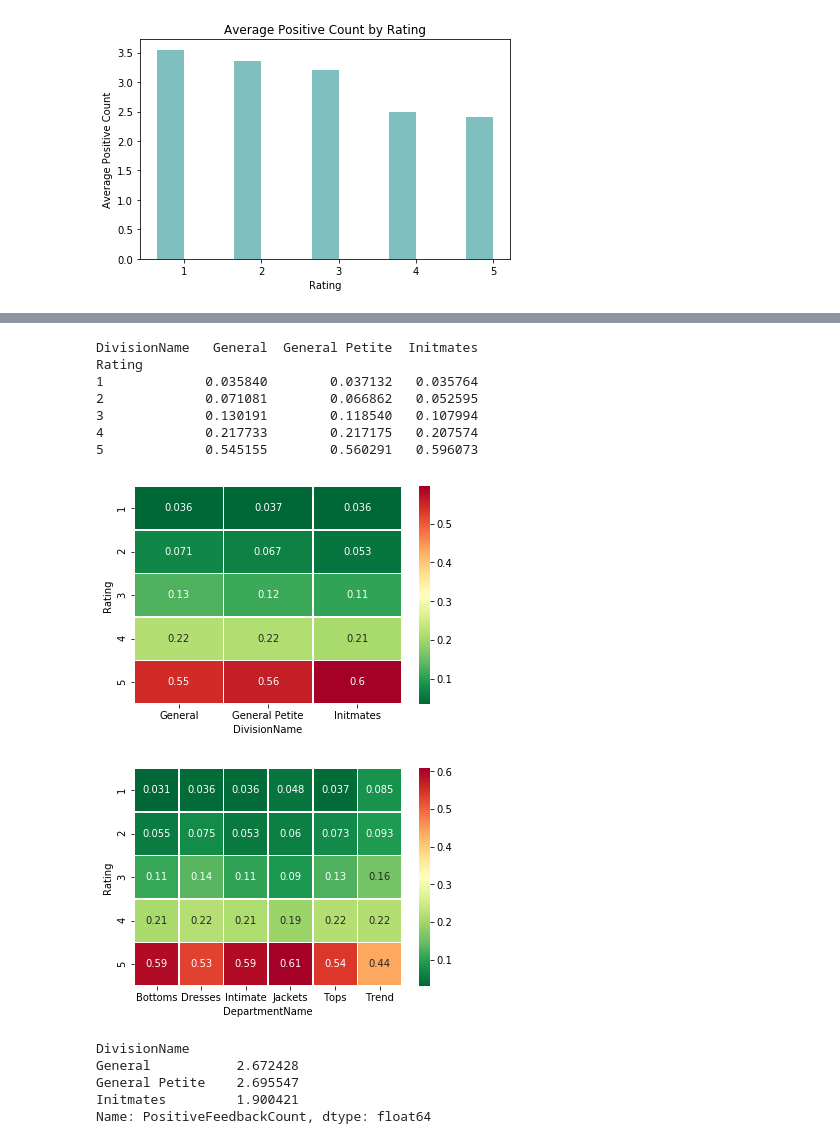
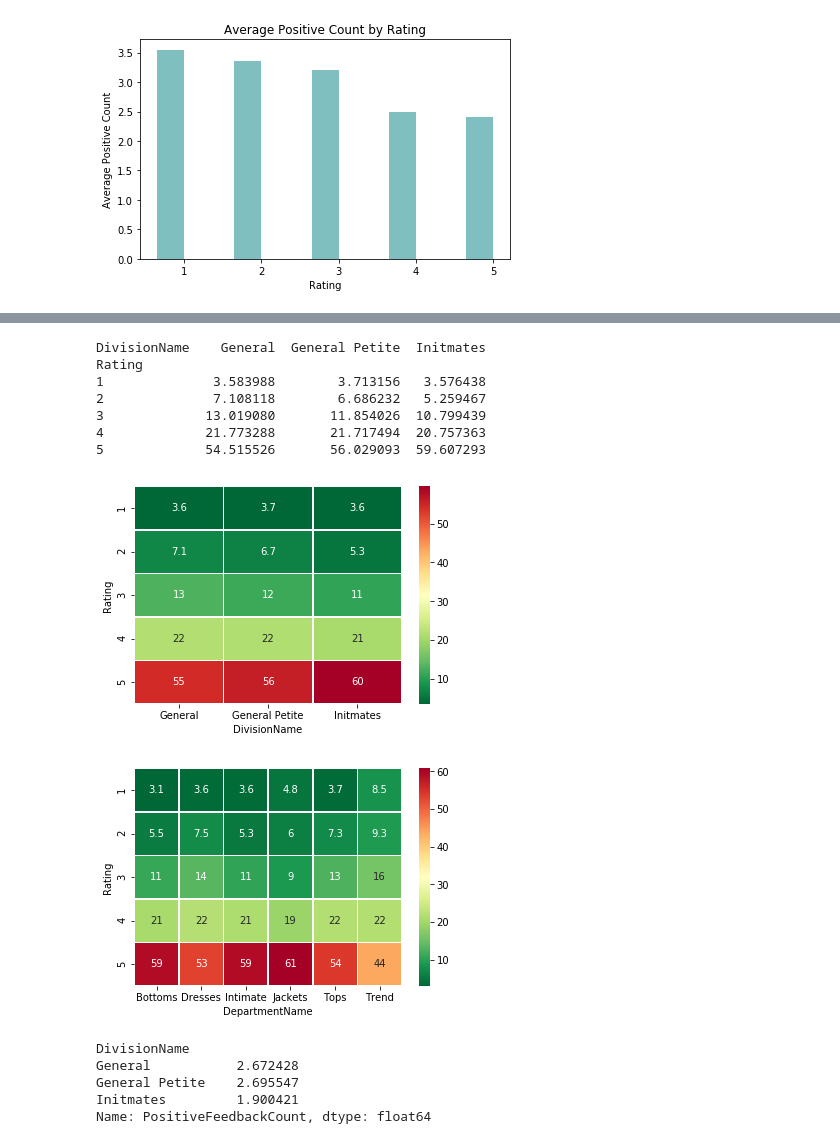
Before and after one commit to donaray/SpringBoard, a Jupyter notebook: Capstone/TextClassification/TextClassification.ipynb, the cells around one changed output, grey strips where cells are left out. Drawn from its saved outputs; the diff is of its cells as text; code cells hidden in the pictures.

```diff
--- a/Capstone/TextClassification/TextClassification.ipynb
+++ b/Capstone/TextClassification/TextClassification.ipynb
@@ -240,7 +244,7 @@ Casual bottoms       1
 Chemises             1
 Name: ClassName, dtype: int64
 # %%
-Rating_Division_table = pd.crosstab(df_nonmissing.Rating, df_nonmissing.DivisionName).apply(lambda r: r/r.sum(), axis=0)
+Rating_Division_table = pd.crosstab(df_nonmissing.Rating, df_nonmissing.DivisionName).apply(lambda r: r/r.sum() * 100, axis=0)
 Dept = pd.crosstab(df_nonmissing.Rating, df_nonmissing.DepartmentName)
 print(Rating_Division_table)
 
@@ -249,22 +253,22 @@ sns.heatmap(Rating_Division_table, cmap='RdYlGn_r', linewidths=0.5, annot=True)
 
 plt.show()
 # %% [output]
-DivisionName   General  General Petite  Initmates
+DivisionName    General  General Petite  Initmates
 Rating
-1             0.035840        0.037132   0.035764
-2             0.071081        0.066862   0.052595
-3             0.130191        0.118540   0.107994
-4             0.217733        0.217175   0.207574
-5             0.545155        0.560291   0.596073
+1              3.583988        3.713156   3.576438
+2              7.108118        6.686232   5.259467
+3             13.019080       11.854026  10.799439
+4             21.773288       21.717494  20.757363
+5             54.515526       56.029093  59.607293
-[figure, old version]
+[figure, new version]
 # %%
-Rating_Dept_table = pd.crosstab(df_nonmissing.Rating, df_nonmissing.DepartmentName).apply(lambda r: r/r.sum(), axis=0)
+Rating_Dept_table = pd.crosstab(df_nonmissing.Rating, df_nonmissing.DepartmentName).apply(lambda r: r/r.sum() *100, axis=0)
 
 sns.heatmap(Rating_Dept_table, cmap='RdYlGn_r', linewidths=0.5, annot=True)
 
 plt.show()
 # %% [output]
-[figure, old version]
+[figure, new version]
 # %%
 # Number of Positive Counts by Division
 
```
Also changed, not shown: parts of 14 cells of this notebook.
